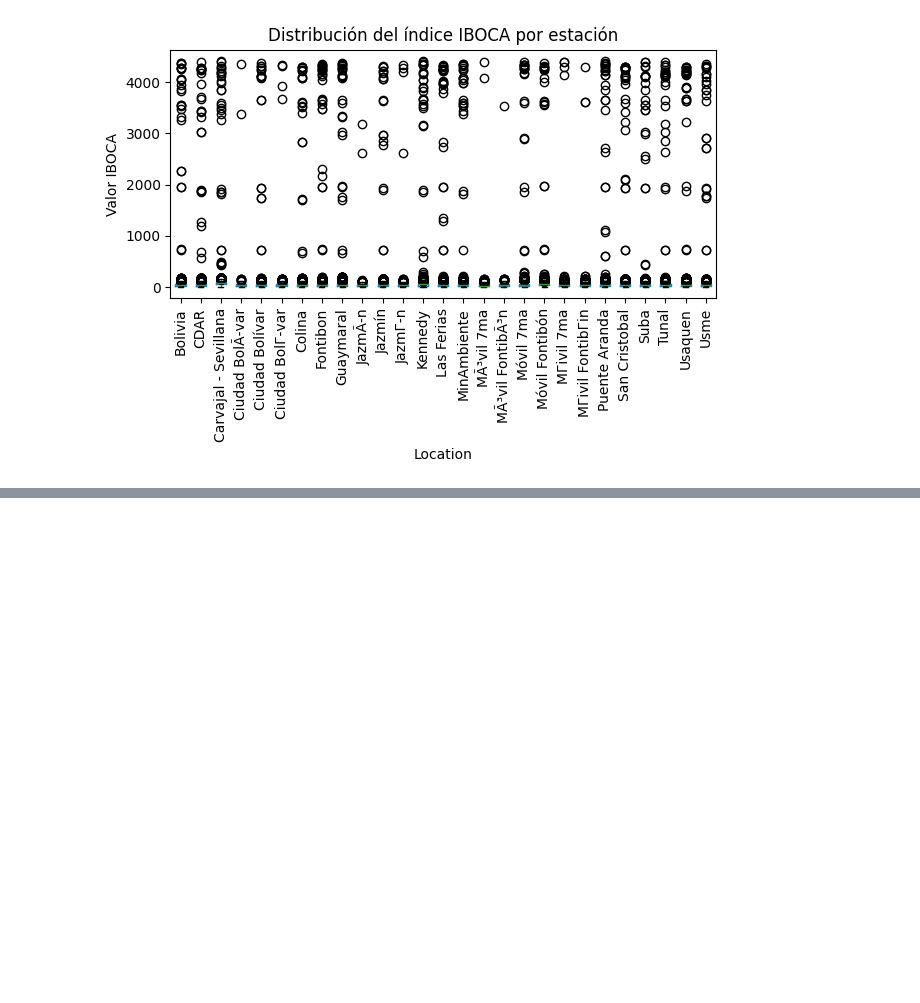
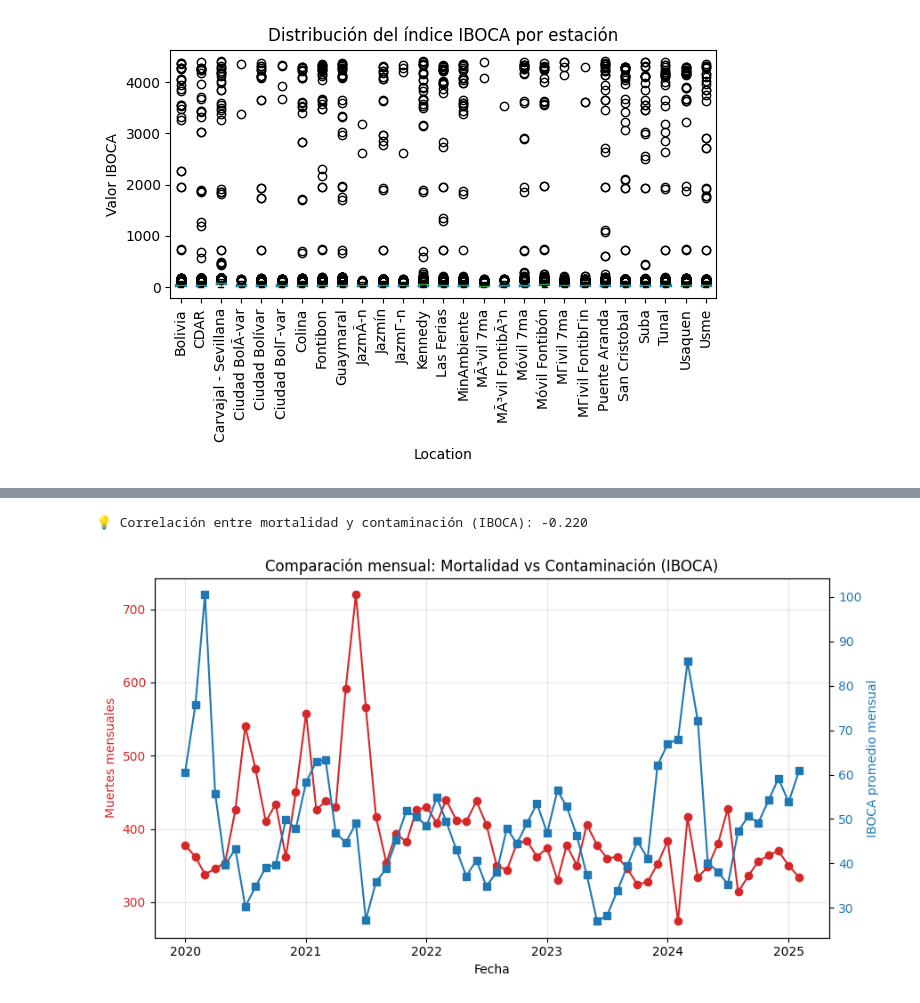
Before and after one commit to julianaduranl/P2_BI_Grupo9, a Jupyter notebook: notebook.ipynb, the cells around one changed output, grey strips where cells are left out. Saved outputs shown, nothing was run; the diff lists cells and outputs as text; code cells hidden in the pictures; blank space fills up the shorter version.

```diff
--- a/notebook.ipynb
+++ b/notebook.ipynb
@@ -423,0 +544,11 @@ plt.show()
+# %%
+# --- Fusionar por año y mes ---
+df_comparacion = pd.merge(
+    df_mortalidad_mensual,
+    df_iboca_global,
+    on=["Año", "Mes"],
+    how="inner"
+)
+
+print("\n✅ Dataset combinado:")
+print(df_comparacion.head())
@@ -423,0 +563,36 @@ plt.show()
+# %%
+# --- Calcular correlación numérica ---
+corr = df_comparacion["Muertes"].corr(df_comparacion["IBOCA"])
+print(f"\n💡 Correlación entre mortalidad y contaminación (IBOCA): {corr:.3f}")
+# %% [output]
+💡 Correlación entre mortalidad y contaminación (IBOCA): -0.220
+# %%
+import matplotlib.pyplot as plt
+
+# Crear columna de fecha YYYY-MM-01 para graficar
+df_comparacion["Fecha"] = pd.to_datetime(
+    df_comparacion["Año"].astype(str) + "-" + df_comparacion["Mes"].astype(str) + "-01"
+)
+
+fig, ax1 = plt.subplots(figsize=(9,5))
+
+# Línea 1: muertes
+color1 = "#d62728"
+ax1.set_xlabel("Fecha")
+ax1.set_ylabel("Muertes mensuales", color=color1)
+ax1.plot(df_comparacion["Fecha"], df_comparacion["Muertes"], color=color1, marker="o", label="Muertes")
+ax1.tick_params(axis="y", labelcolor=color1)
+ax1.grid(alpha=0.3)
+
+# Línea 2: IBOCA promedio
+ax2 = ax1.twinx()
+color2 = "#1f77b4"
+ax2.set_ylabel("IBOCA promedio mensual", color=color2)
+ax2.plot(df_comparacion["Fecha"], df_comparacion["IBOCA"], color=color2, marker="s", label="IBOCA")
+ax2.tick_params(axis="y", labelcolor=color2)
+
+plt.title("Comparación mensual: Mortalidad vs Contaminación (IBOCA)")
+fig.tight_layout()
+plt.show()
+# %% [output]
+[figure, added]
```
Also changed, not shown: parts of 17 cells of this notebook, 12 other files.
